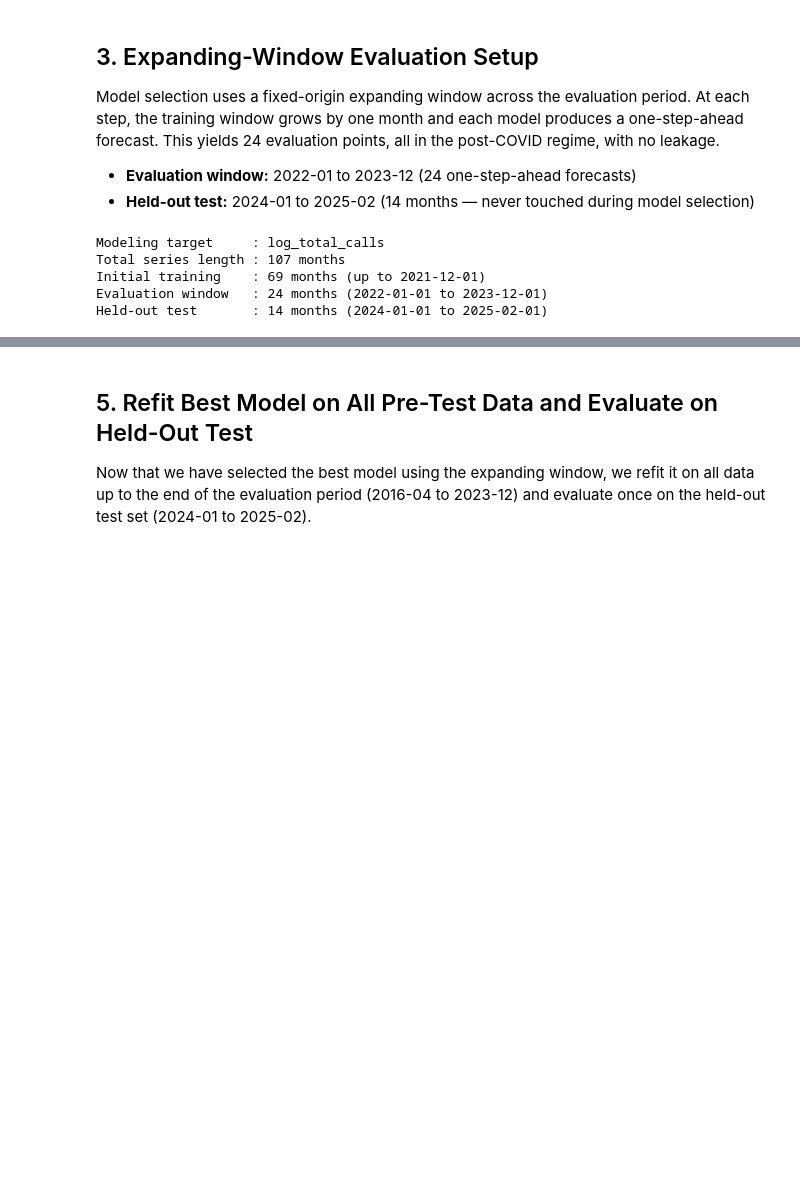
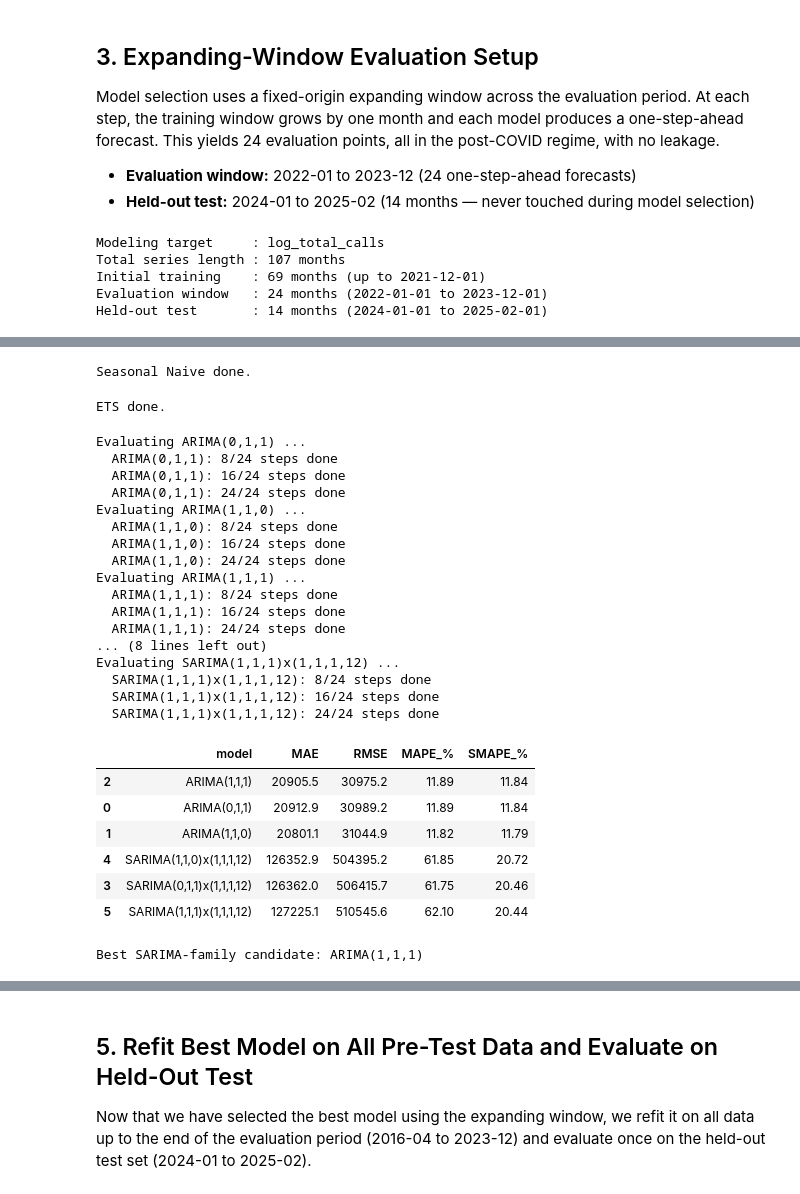
Before and after one commit to amschiltz/healthcare-demand-forecasting-bd, a Jupyter notebook: notebooks/0.2-ams-preprocessing-modeling.ipynb, the cells around one changed output, grey strips where cells are left out. Cells and saved outputs as stored; diff of their text form; code cells hidden in the pictures; blank space fills up the shorter version.

```diff
--- a/notebooks/0.2-ams-preprocessing-modeling.ipynb
+++ b/notebooks/0.2-ams-preprocessing-modeling.ipynb
@@ -184,19 +203,27 @@ For SARIMA, we evaluate six candidates: (0,1,1), (1,1,0), (1,1,1), each with and
 naive_rows = []
 
 for cutoff in y_eval.index:
-    y_seen   = y.loc[:cutoff - pd.offsets.MonthBegin(1)]
+    y_seen = y_raw.loc[:cutoff - pd.offsets.MonthBegin(1)]
     ref_date = cutoff - pd.DateOffset(months=12)
-    pred     = y_seen.loc[ref_date] if ref_date in y_seen.index else y_seen.iloc[-1]
-    naive_rows.append({"date": cutoff, "actual": y.loc[cutoff], "forecast": pred})
+
+    pred = y_seen.loc[ref_date] if ref_date in y_seen.index else y_seen.iloc[-1]
+
+    naive_rows.append({
+        "date": cutoff,
+        "actual": y_raw.loc[cutoff],
+        "forecast": pred
+        })
 
 ew_naive = pd.DataFrame(naive_rows).set_index("date")
 print("Seasonal Naive done.")
+# %% [output]
+Seasonal Naive done.
 # %%
-# 4.2 ETS (Holt-Winters) — expanding window
+# 4.2 ETS (Holt-Winters) — expanding window on raw target
 ets_rows = []
 
 for cutoff in y_eval.index:
-    y_seen = y.loc[:cutoff - pd.offsets.MonthBegin(1)]
+    y_seen = y_raw.loc[:cutoff - pd.offsets.MonthBegin(1)]
     fit = ExponentialSmoothing(
         y_seen,
         trend="add",
@@ -205,12 +232,23 @@ for cutoff in y_eval.index:
         seasonal_periods=12,
         initialization_method="estimated"
     ).fit(optimized=True)
+
     pred = fit.forecast(1).iloc[0]
-    ets_rows.append({"date": cutoff, "actual": y.loc[cutoff], "forecast": pred})
+
+    ets_rows.append({
+        "date": cutoff,
+        "actual": y_raw.loc[cutoff],
+        "forecast": pred
+        })
 
 ew_ets = pd.DataFrame(ets_rows).set_index("date")
 print("ETS done.")
+# %% [output]
+ETS done.
 # %%
+# --- Ensure SARIMA is using log-transformed target ---
+assert target_col == LOG_TARGET, "SARIMA loop expects y to be log-transformed."
+
 # 4.3 SARIMA grid — expanding window (log-transformed target)
 sarima_candidates = [
     {"order": (0, 1, 1), "seasonal_order": (0, 0, 0, 12), "label": "ARIMA(0,1,1)"},
@@ -232,37 +270,67 @@ for candidate in sarima_candidates:
     print(f"Evaluating {label} ...")
 
     for i, cutoff in enumerate(y_eval.index):
-        y_seen = y.loc[:cutoff - pd.offsets.MonthBegin(1)]
-        y_seen_log = np.log1p(y_seen)
+        y_seen_log = y.loc[:cutoff - pd.offsets.MonthBegin(1)]
 
         fit = SARIMAX(
             y_seen_log,
             order=order,
             seasonal_order=seasonal_order,
             enforce_stationarity=False,
             enforce_invertibility=False
         ).fit(disp=False)
 
-        pred = np.expm1(fit.get_forecast(steps=1).predicted_mean.iloc[0])
-        candidate_rows.append({"date": cutoff, "actual": y.loc[cutoff], "forecast": pred})
+        pred_log = fit.get_forecast(steps=1).predicted_mean.iloc[0]
+        pred = np.expm1(pred_log)
+
+        candidate_rows.append({
+            "date": cutoff,
+            "actual": y_raw.loc[cutoff],
+            "forecast": pred})
 
         if (i + 1) % 8 == 0:
             print(f"  {label}: {i+1}/{len(y_eval)} steps done")
 
     ew_df = pd.DataFrame(candidate_rows).set_index("date")
     ew_sarima_candidates[label] = ew_df
 
     sarima_metrics_rows.append(evaluate_forecast(ew_df["actual"], ew_df["forecast"], label))
 
 sarima_metrics_df = pd.concat(sarima_metrics_rows, ignore_index=True).sort_values("RMSE")
 display(sarima_metrics_df)
 
 best_sarima_name = sarima_metrics_df.iloc[0]["model"]
 best_sarima_eval_df = ew_sarima_candidates[best_sarima_name]
 best_sarima_cfg = next(c for c in sarima_candidates if c["label"] == best_sarima_name)
 best_sarima_order = best_sarima_cfg["order"]
 best_sarima_seasonal = best_sarima_cfg["seasonal_order"]
 print(f"Best SARIMA-family candidate: {best_sarima_name}")
+# %% [output]
+Evaluating ARIMA(0,1,1) ...
+  ARIMA(0,1,1): 8/24 steps done
+  ARIMA(0,1,1): 16/24 steps done
+  ARIMA(0,1,1): 24/24 steps done
+Evaluating ARIMA(1,1,0) ...
+  ARIMA(1,1,0): 8/24 steps done
+  ARIMA(1,1,0): 16/24 steps done
+  ARIMA(1,1,0): 24/24 steps done
+Evaluating ARIMA(1,1,1) ...
+  ARIMA(1,1,1): 8/24 steps done
+  ARIMA(1,1,1): 16/24 steps done
+  ARIMA(1,1,1): 24/24 steps done
+... (8 lines left out)
+Evaluating SARIMA(1,1,1)x(1,1,1,12) ...
+  SARIMA(1,1,1)x(1,1,1,12): 8/24 steps done
+  SARIMA(1,1,1)x(1,1,1,12): 16/24 steps done
+  SARIMA(1,1,1)x(1,1,1,12): 24/24 steps done
+|  | model | MAE | RMSE | MAPE_% | SMAPE_% |
+| 2 | ARIMA(1,1,1) | 20905.5 | 30975.2 | 11.89 | 11.84 |
+| 0 | ARIMA(0,1,1) | 20912.9 | 30989.2 | 11.89 | 11.84 |
+| 1 | ARIMA(1,1,0) | 20801.1 | 31044.9 | 11.82 | 11.79 |
+| 4 | SARIMA(1,1,0)x(1,1,1,12) | 126352.9 | 504395.2 | 61.85 | 20.72 |
+| 3 | SARIMA(0,1,1)x(1,1,1,12) | 126362.0 | 506415.7 | 61.75 | 20.46 |
+| 5 | SARIMA(1,1,1)x(1,1,1,12) | 127225.1 | 510545.6 | 62.10 | 20.44 |
+Best SARIMA-family candidate: ARIMA(1,1,1)
 # %%
 # Compare best SARIMA candidate vs ETS vs Seasonal Naive on the same evaluation window
 metrics_val = []
```
Also changed, not shown: parts of 7 cells of this notebook, 2 other files.
